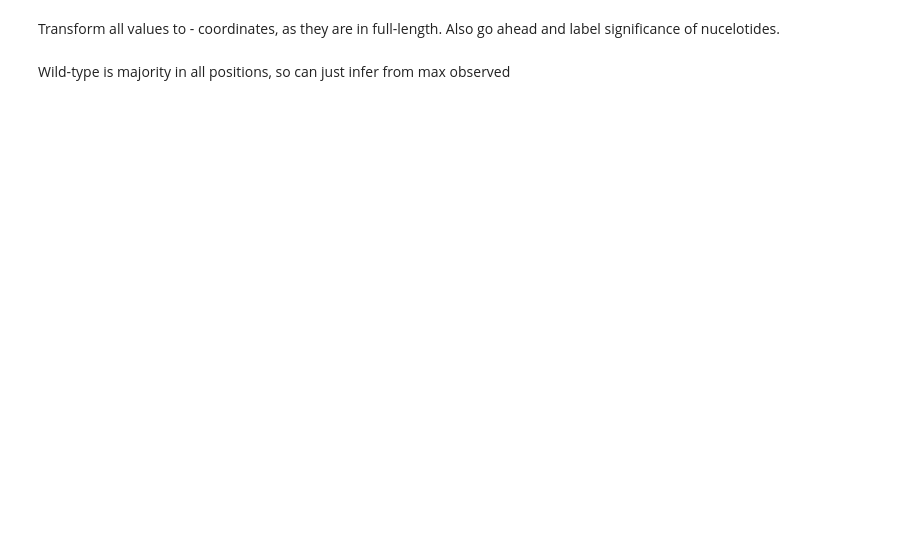
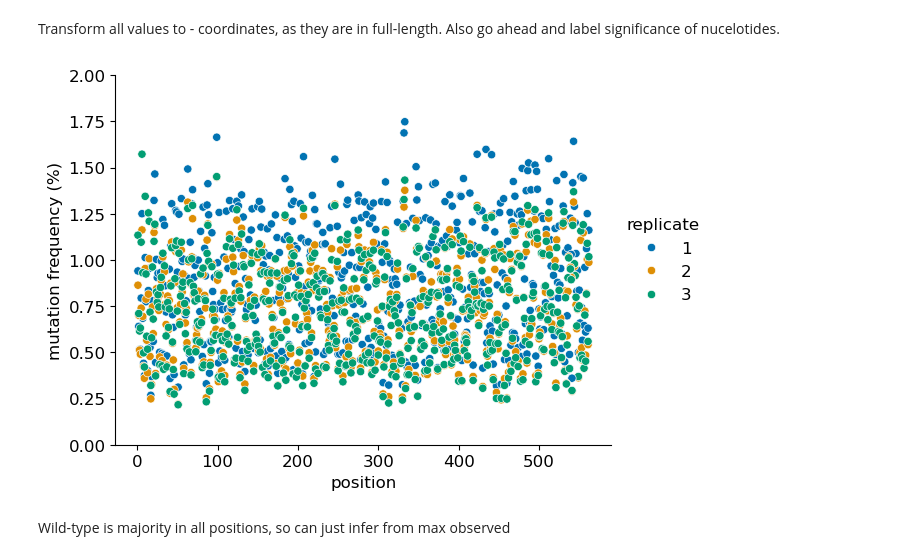
Before and after one commit to Russell-laboratory/NS2_sequence_specificity, a Jupyter notebook: Figures_sequencing.ipynb, the cells around one changed output. Cells and saved outputs as stored; diff of their text form; code cells hidden in the pictures; blank space fills up the shorter version.

```diff
--- a/Figures_sequencing.ipynb
+++ b/Figures_sequencing.ipynb
@@ -432,5 +470,14 @@ Plasmid data only realy usefull for inferring initial error rate, do so now
 # %% [markdown]
 Transform all values to - coordinates, as they are in full-length. Also go ahead and label significance of nucelotides.
+# %%
+ax = sns.scatterplot(y=graph.minorityFreq, x=graph.position, hue=graph.replicate, palette = 'colorblind')
+sns.despine()
+plt.ylim(0,2)
+plt.ylabel('mutation frequency (%)')
+ax.legend(loc='center left', bbox_to_anchor=(1, 0.5), frameon=False, title='replicate')
+plt.savefig(supFigDir + 'mutationFreqplasmidPos.pdf', format='pdf', bbox_inches = "tight")
+# %% [output]
+[figure, added]
 # %% [markdown]
 Wild-type is majority in all positions, so can just infer from max observed
 # %%
```
Also changed, not shown: parts of 18 cells of this notebook, 20 other files.
